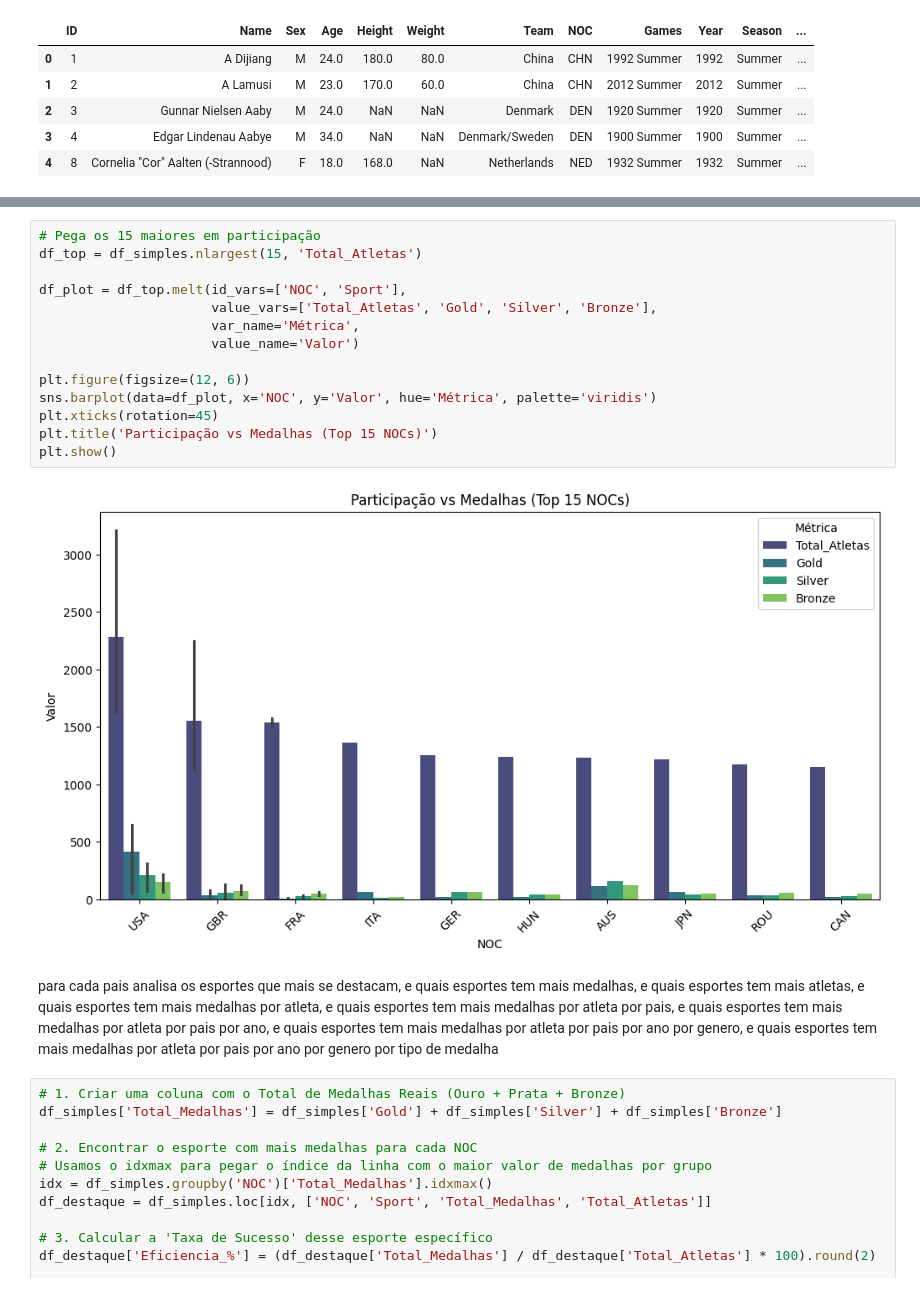
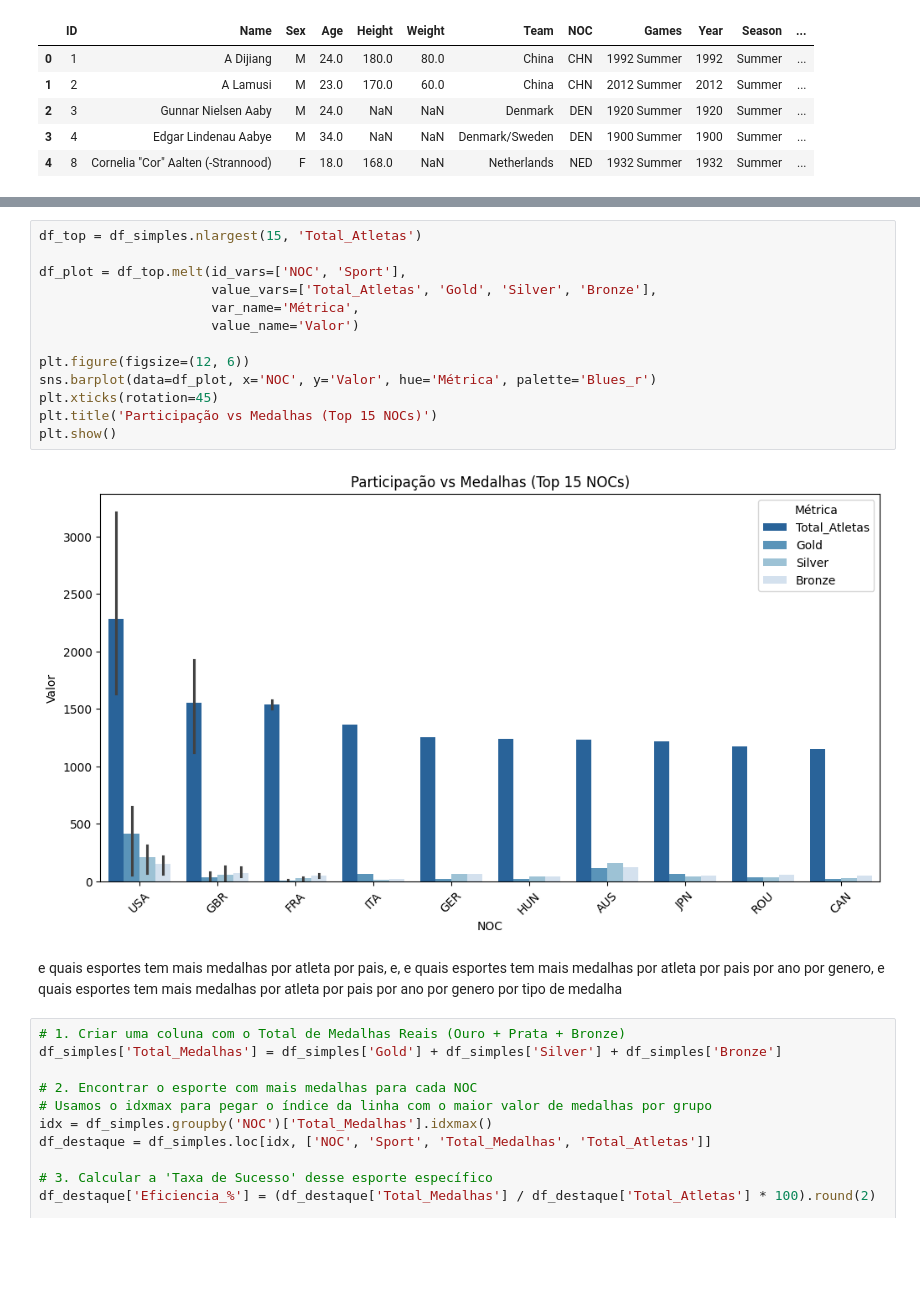
Before and after one commit to ClaraCaldas/Projeto-ICD, a Jupyter notebook: monopoliosesportivos.ipynb, the cells around one changed output, grey strips where cells are left out. Cells and saved outputs as stored; diff of their text form; blank space fills up the shorter version.

```diff
--- a/monopoliosesportivos.ipynb
+++ b/monopoliosesportivos.ipynb
@@ -49,21 +53,20 @@ display(df_simples.head())
 # %%
-# Pega os 15 maiores em participação
 df_top = df_simples.nlargest(15, 'Total_Atletas')
 
 df_plot = df_top.melt(id_vars=['NOC', 'Sport'],
                       value_vars=['Total_Atletas', 'Gold', 'Silver', 'Bronze'],
                       var_name='Métrica',
                       value_name='Valor')
 
 plt.figure(figsize=(12, 6))
-sns.barplot(data=df_plot, x='NOC', y='Valor', hue='Métrica', palette='viridis')
+sns.barplot(data=df_plot, x='NOC', y='Valor', hue='Métrica', palette='Blues_r')
 plt.xticks(rotation=45)
 plt.title('Participação vs Medalhas (Top 15 NOCs)')
 plt.show()
 # %% [output]
-[figure, old version]
+[figure, new version]
 # %% [markdown]
-para cada pais analisa os esportes que mais se destacam, e quais esportes tem mais medalhas, e quais esportes tem mais atletas, e quais esportes tem mais medalhas por atleta, e quais esportes tem mais medalhas por atleta por pais, e quais esportes tem mais medalhas por atleta por pais por ano, e quais esportes tem mais medalhas por atleta por pais por ano por genero, e quais esportes tem mais medalhas por atleta por pais por ano por genero por tipo de medalha
+ e quais esportes tem mais medalhas por atleta por pais, e, e quais esportes tem mais medalhas por atleta por pais por ano por genero, e quais esportes tem mais medalhas por atleta por pais por ano por genero por tipo de medalha
 # %%
 # 1. Criar uma coluna com o Total de Medalhas Reais (Ouro + Prata + Bronze)
 df_simples['Total_Medalhas'] = df_simples['Gold'] + df_simples['Silver'] + df_simples['Bronze']
```
Also changed, not shown: parts of 15 cells of this notebook.
